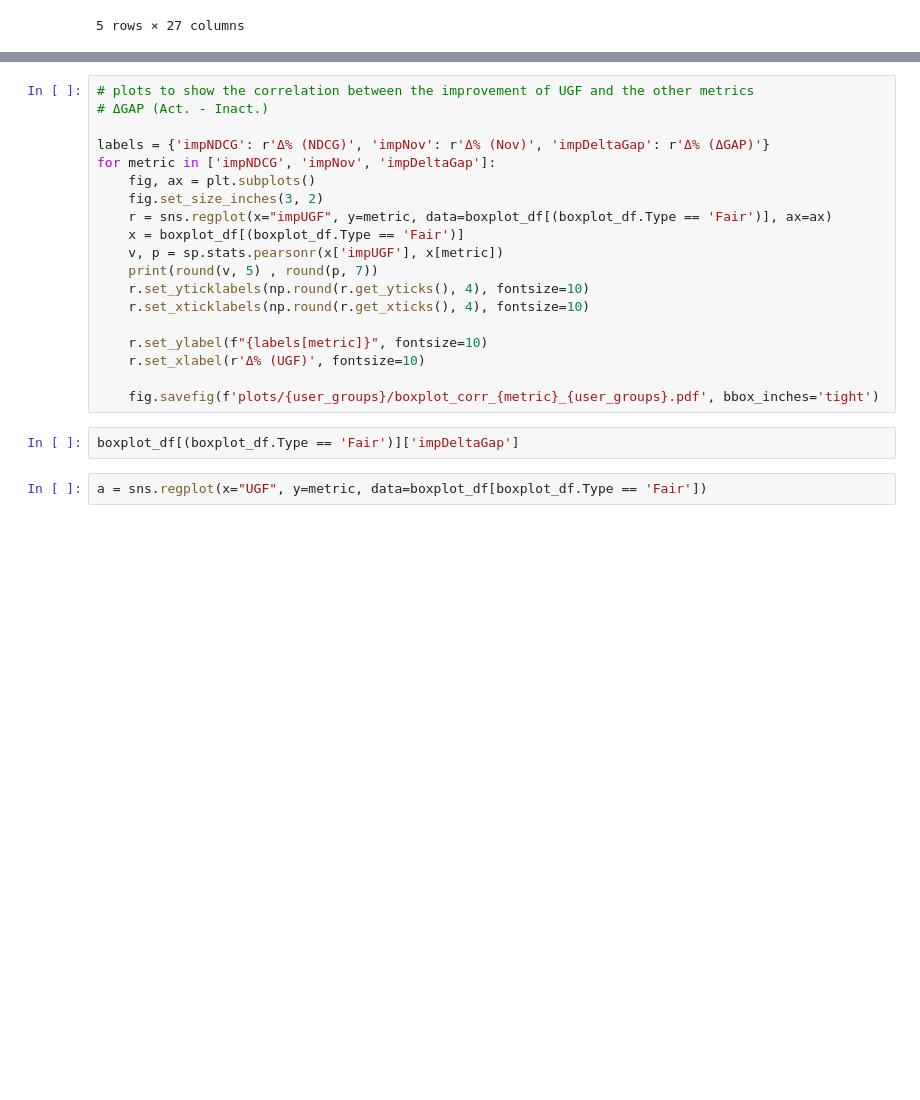
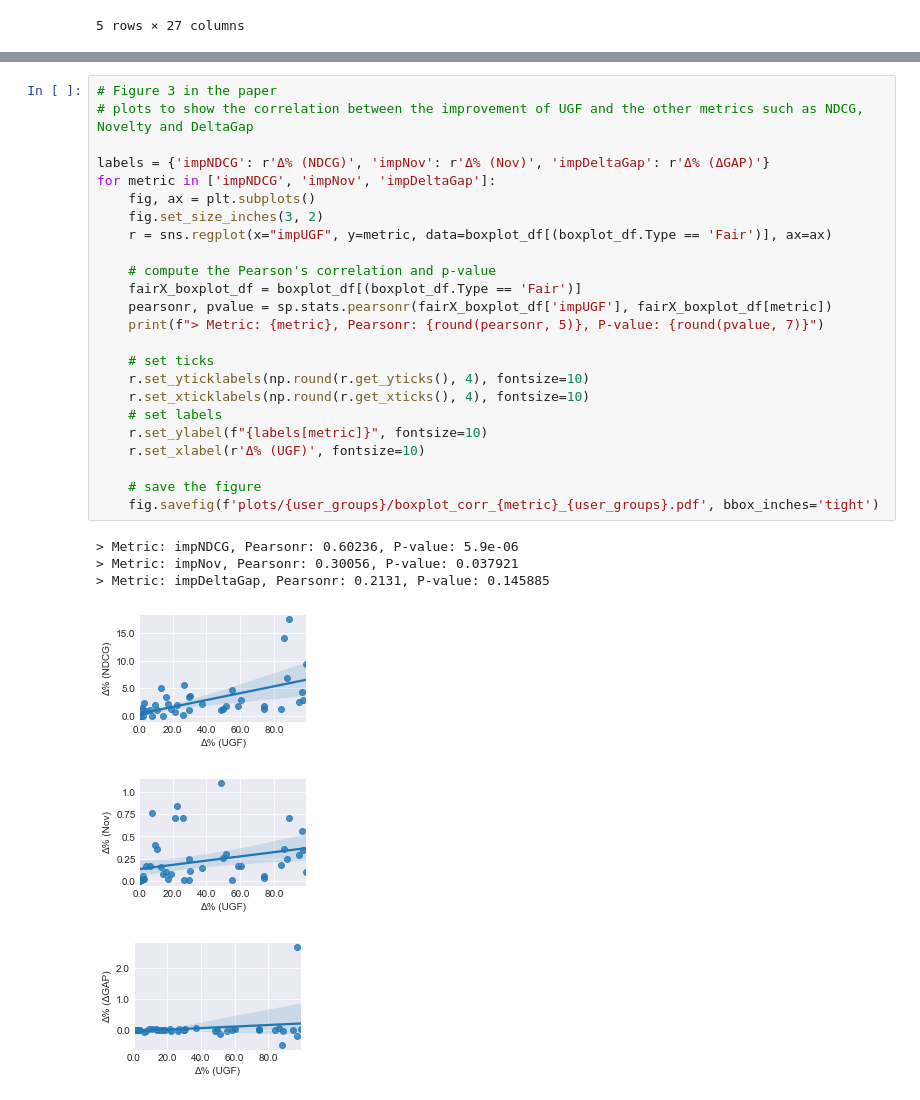
Before and after one commit to rahmanidashti/FairRecSys, a Jupyter notebook: analysis.ipynb, the cells around one changed output, grey strips where cells are left out. Saved outputs shown, nothing was run; the diff lists cells and outputs as text; blank space fills up the shorter version.

```diff
--- a/analysis.ipynb
+++ b/analysis.ipynb
@@ -352,23 +406,31 @@ plt.savefig(f'plots/{user_groups}/boxplot_ml_{user_groups}.pdf', bbox_inches='ti
 # %%
-# plots to show the correlation between the improvement of UGF and the other metrics
-# ΔGAP (Act. - Inact.)
+# Figure 3 in the paper
+# plots to show the correlation between the improvement of UGF and the other metrics such as NDCG, Novelty and DeltaGap
 
 labels = {'impNDCG': r'Δ% (NDCG)', 'impNov': r'Δ% (Nov)', 'impDeltaGap': r'Δ% (ΔGAP)'}
 for metric in ['impNDCG', 'impNov', 'impDeltaGap']:
     fig, ax = plt.subplots()
     fig.set_size_inches(3, 2)
     r = sns.regplot(x="impUGF", y=metric, data=boxplot_df[(boxplot_df.Type == 'Fair')], ax=ax)
-    x = boxplot_df[(boxplot_df.Type == 'Fair')]
-    v, p = sp.stats.pearsonr(x['impUGF'], x[metric])
-    print(round(v, 5) , round(p, 7))
+
+    # compute the Pearson's correlation and p-value
+    fairX_boxplot_df = boxplot_df[(boxplot_df.Type == 'Fair')]
+    pearsonr, pvalue = sp.stats.pearsonr(fairX_boxplot_df['impUGF'], fairX_boxplot_df[metric])
+    print(f"> Metric: {metric}, Pearsonr: {round(pearsonr, 5)}, P-value: {round(pvalue, 7)}")
+
+    # set ticks
     r.set_yticklabels(np.round(r.get_yticks(), 4), fontsize=10)
     r.set_xticklabels(np.round(r.get_xticks(), 4), fontsize=10)
-
+    # set labels
     r.set_ylabel(f"{labels[metric]}", fontsize=10)
     r.set_xlabel(r'Δ% (UGF)', fontsize=10)
 
+    # save the figure
     fig.savefig(f'plots/{user_groups}/boxplot_corr_{metric}_{user_groups}.pdf', bbox_inches='tight')
+# %% [output]
+> Metric: impNDCG, Pearsonr: 0.60236, P-value: 5.9e-06
+> Metric: impNov, Pearsonr: 0.30056, P-value: 0.037921
+> Metric: impDeltaGap, Pearsonr: 0.2131, P-value: 0.145885
+[figure, added]
+[figure, added]
+[figure, added]
-# %%
-boxplot_df[(boxplot_df.Type == 'Fair')]['impDeltaGap']
-# %%
-a = sns.regplot(x="UGF", y=metric, data=boxplot_df[boxplot_df.Type == 'Fair'])
```
Also changed, not shown: parts of 41 cells of this notebook, 3 other files.
